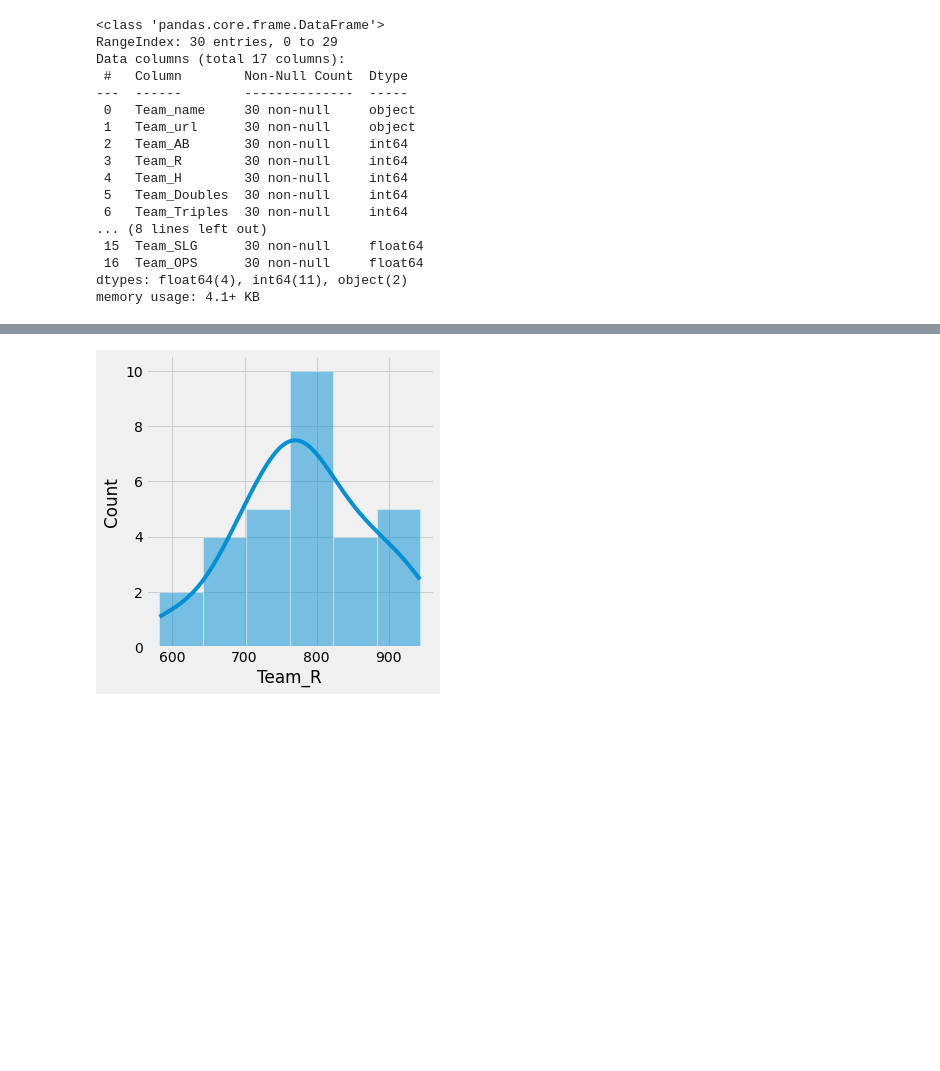
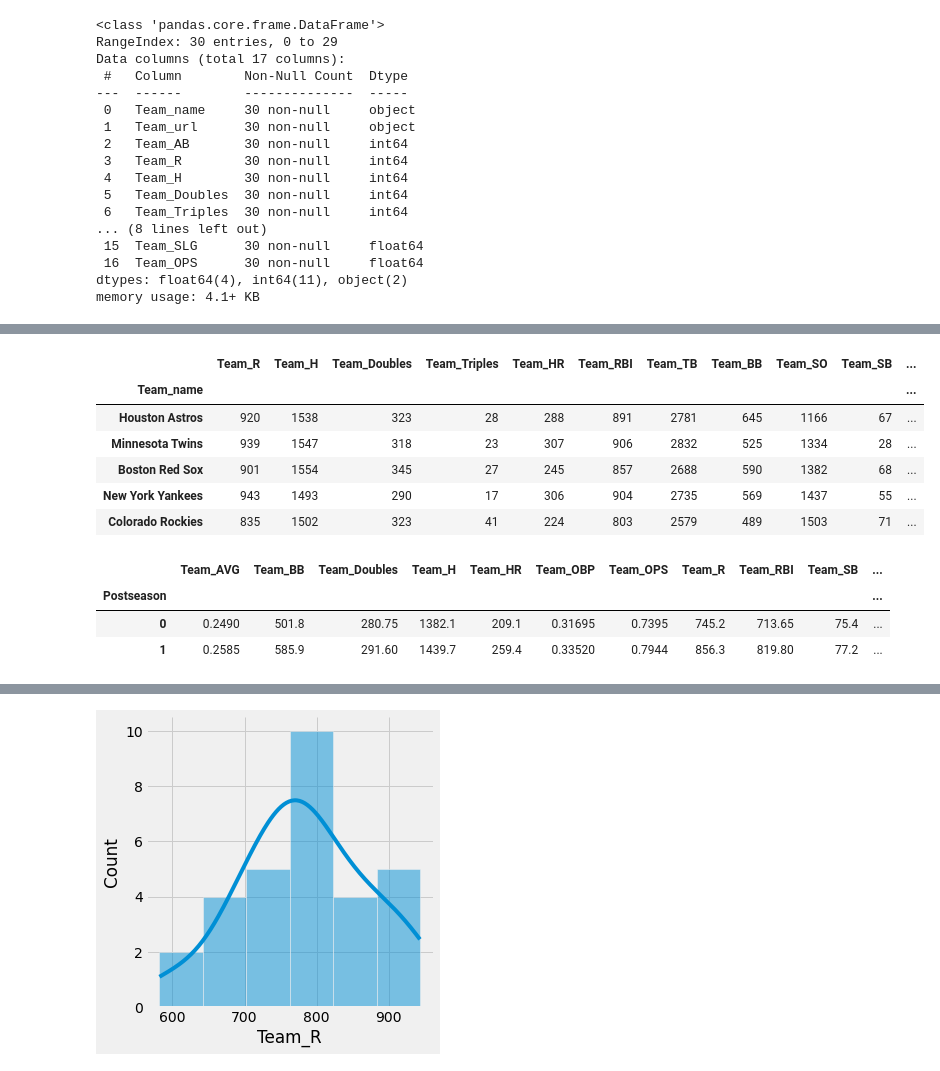
Before and after one commit to jmg0144/mlb-analysis, a Jupyter notebook: MLB-Analysis.ipynb, the cells around one changed output, grey strips where cells are left out. Drawn from its saved outputs; the diff is of its cells as text; code cells hidden in the pictures; blank space fills up the shorter version.

```diff
--- a/MLB-Analysis.ipynb
+++ b/MLB-Analysis.ipynb
@@ -106,2 +95,24 @@ Name: 3, dtype: object
+# %%
+df_2 = df.drop(['Team_url', 'Team_AB'], axis=1)
+df_2['Postseason'] = [1, 1, 0, 1, 0, 1, 0, 0, 1, 1, 0, 1, 0, 0,
+                      0, 1, 0, 0, 0, 1, 0, 0, 1, 0, 0, 0, 0, 0, 0, 0]
+df_2.set_index('Team_name',inplace=True)
+df_2.head()
+# %% [output]
+|  | Team_R | Team_H | Team_Doubles | Team_Triples | Team_HR | Team_RBI | Team_TB | Team_BB | Team_SO | Team_SB | ... |
+| Team_name |  |  |  |  |  |  |  |  |  |  | ... |
+| Houston Astros | 920 | 1538 | 323 | 28 | 288 | 891 | 2781 | 645 | 1166 | 67 | ... |
+| Minnesota Twins | 939 | 1547 | 318 | 23 | 307 | 906 | 2832 | 525 | 1334 | 28 | ... |
+| Boston Red Sox | 901 | 1554 | 345 | 27 | 245 | 857 | 2688 | 590 | 1382 | 68 | ... |
+| New York Yankees | 943 | 1493 | 290 | 17 | 306 | 904 | 2735 | 569 | 1437 | 55 | ... |
+| Colorado Rockies | 835 | 1502 | 323 | 41 | 224 | 803 | 2579 | 489 | 1503 | 71 | ... |
+# %%
+grouped = pd.pivot_table(df_2, index='Postseason')
+grouped
+# %% [output]
+|  | Team_AVG | Team_BB | Team_Doubles | Team_H | Team_HR | Team_OBP | Team_OPS | Team_R | Team_RBI | Team_SB | ... |
+| Postseason |  |  |  |  |  |  |  |  |  |  | ... |
+| 0 | 0.2490 | 501.8 | 280.75 | 1382.1 | 209.1 | 0.31695 | 0.7395 | 745.2 | 713.65 | 75.4 | ... |
+| 1 | 0.2585 | 585.9 | 291.60 | 1439.7 | 259.4 | 0.33520 | 0.7944 | 856.3 | 819.80 | 77.2 | ... |
 # %%
 plt.style.use('fivethirtyeight')
```
Also changed, not shown: parts of 8 cells of this notebook.
